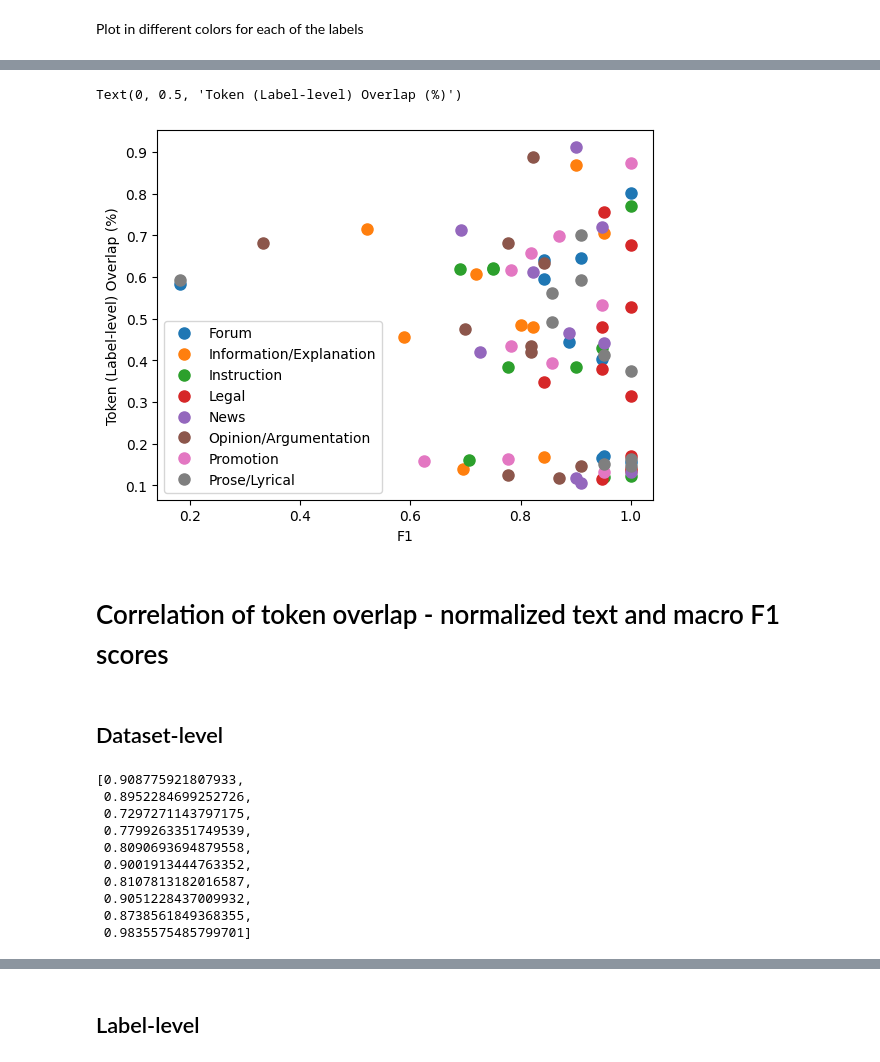
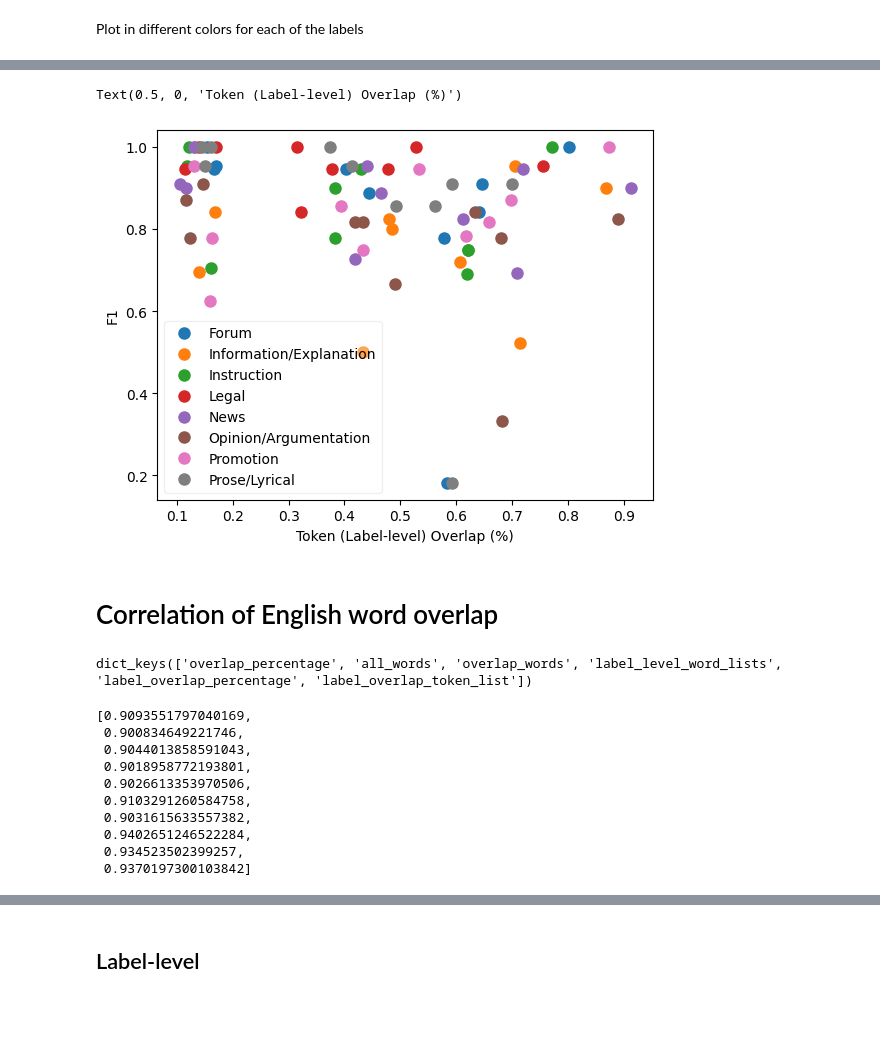
Before and after one commit to TajaKuzman/Crosslingual-Genre-Bias-Analysis, a Jupyter notebook: calculate_corelation_coefficient.ipynb, the cells around one changed output, grey strips where cells are left out. Cells and saved outputs as stored; diff of their text form; code cells hidden in the pictures; blank space fills up the shorter version.

```diff
--- a/calculate_corelation_coefficient.ipynb
+++ b/calculate_corelation_coefficient.ipynb
@@ -134,10 +171,0 @@ labels = ['News', 'Information/Explanation', 'Opinion/Argumentation', 'Promotion
-# %%
-results = {}
-
-# Calculate correlation for each label frequency pair
-for label in labels:
-	for other_label in labels:
-		if label != other_label:
-			results[f"{label}-{other_label}"] = {"Pearson": pearson(label_vectors[label], label_vectors[other_label])[0], "Pearson-p-value": pearson(label_vectors[label], label_vectors[other_label])[1], "Spearman": spearman(label_vectors[label], label_vectors[other_label])[0], "Spearman-p-value": spearman(label_vectors[label], label_vectors[other_label])[1]}
-
-results_df = pd.DataFrame(results).transpose().sort_values(by="Pearson-p-value")
@@ -398,17 +334,0 @@ labels
-# %%
-# Calculate label-level performance for each label, each dataset
-
-# Create a dataframe with all values
-
-df_results = pd.DataFrame({"sizes_gb": sizes_mb, "sizes_gb_related": sizes_mb_with_related, "label_scores": label_scores})
-
-#Add macro_f1
-
-df_results["macro_f1"] = macro_F1
-
-# Add label specific scores
-
-for label in labels:
-	df_results[f"{label}_score"] = df_results["label_scores"].apply(lambda x:x[label])
-
-df_results
@@ -506,7 +369,7 @@ p-value: 0.5795840000000001
 ## Label-level
 # %%
 # Get label-level scores
-label_scores = pd.read_json("datasets/label-level-scores.json")
+label_scores = pd.read_json("label-level-scores.json")
 
 label_scores
 # %% [output]
@@ -633,40 +505,42 @@ for label in ['Information/Explanation', 'News', 'Instruction','Opinion/Argument
 # %%
-x = label_merged["F1"]
-y = label_merged["overlap"]
+y = label_merged["F1"]
+x = label_merged["overlap"]
 
 
 # Define the criteria - based on which column will the instances be grouped
 groups = label_merged.groupby('genre')
 
 for name, group in groups:
-    plt.plot(group["F1"], group["overlap"], marker='o', linestyle='', markersize=8, label=name);
+    plt.plot(group["overlap"], group["F1"], marker='o', linestyle='', markersize=8, label=name);
 
-plt.legend()
-plt.xlabel("F1")
-plt.ylabel("Token (Label-level) Overlap (%)")
+plt.legend(framealpha=0.3)
+plt.ylabel("F1")
+plt.xlabel("Token (Label-level) Overlap (%)")
 #plt.title('Correlation of token overlap (%) and F1 scores for each of the labels')
 # %% [output]
-Text(0, 0.5, 'Token (Label-level) Overlap (%)')
+Text(0.5, 0, 'Token (Label-level) Overlap (%)')
-[figure, old version]
+[figure, new version]
 # %% [markdown]
-# Correlation of token overlap - normalized text and macro F1 scores
+# Correlation of English word overlap
-# %% [markdown]
-## Dataset-level
+# %%
+main_dict["sl"]['English_word_overlap'].keys()
+# %% [output]
+dict_keys(['overlap_percentage', 'all_words', 'overlap_words', 'label_level_word_lists', 'label_overlap_percentage', 'label_overlap_token_list'])
 # %%
 # Get an array of token overlap in percentages
-overlap = [main_dict[x]['token_overlap']['overlap_percentage_norm'] for x in list(main_dict.keys())]
+overlap = [main_dict[x]['English_word_overlap']['overlap_percentage'] for x in list(main_dict.keys())]
 overlap
 # %% [output]
-[0.908775921807933,
- 0.8952284699252726,
- 0.7297271143797175,
- 0.7799263351749539,
- 0.8090693694879558,
- 0.9001913444763352,
- 0.8107813182016587,
- 0.9051228437009932,
- 0.8738561849368355,
- 0.9835575485799701]
+[0.9093551797040169,
+ 0.900834649221746,
+ 0.9044013858591043,
+ 0.9018958772193801,
+ 0.9026613353970506,
+ 0.9103291260584758,
+ 0.9031615633557382,
+ 0.9402651246522284,
+ 0.934523502399257,
+ 0.9370197300103842]
 # %%
 # Analyse the correlation
 labels = list(main_dict.keys())
```
Also changed, not shown: parts of 64 cells of this notebook, 45 other files.
